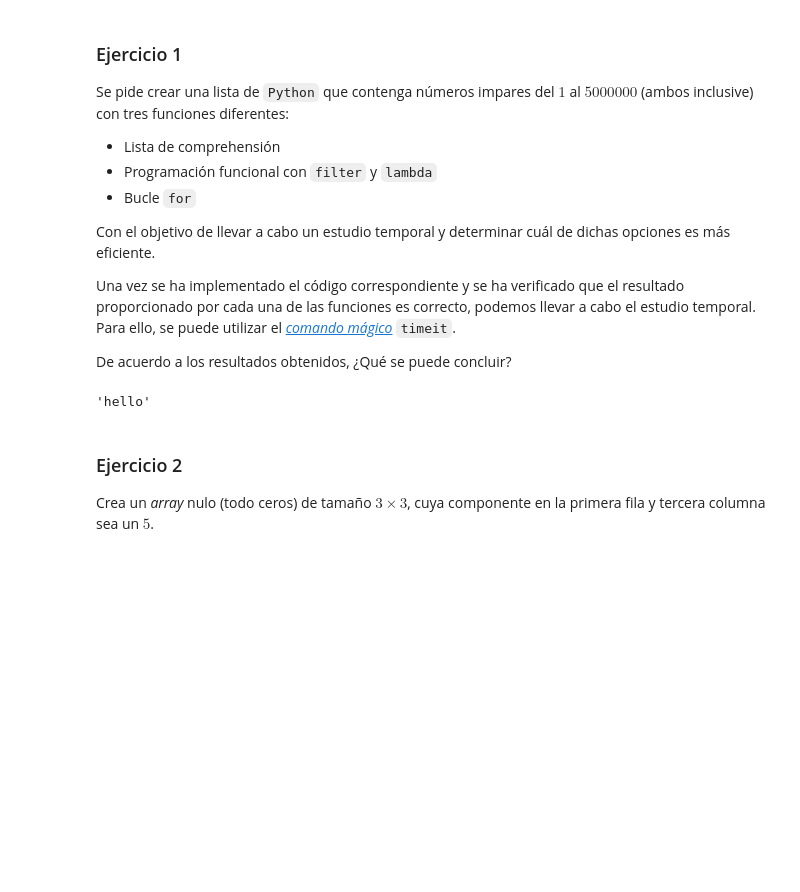
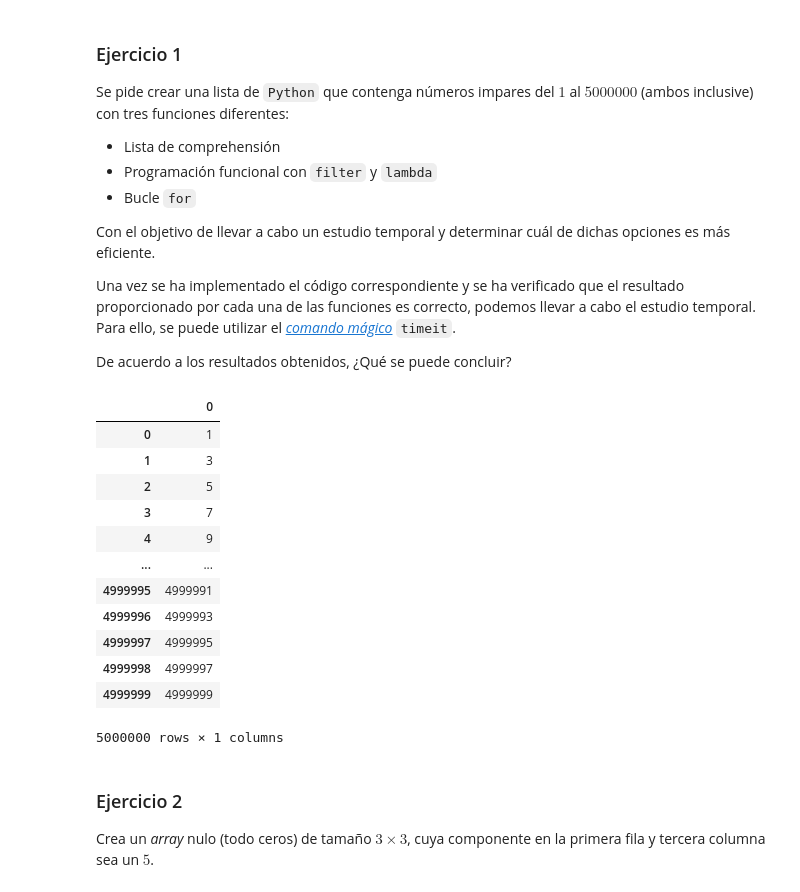
Before and after one commit to nicomont/data-mining-introduction-jupyter, a Jupyter notebook: working/notebook.ipynb, the cells around one changed output. Drawn from its saved outputs; the diff is of its cells as text; code cells hidden in the pictures; blank space fills up the shorter version.

```diff
--- a/working/notebook.ipynb
+++ b/working/notebook.ipynb
@@ -433,10 +433,28 @@ Con el objetivo de llevar a cabo un estudio temporal y determinar cuál de dicha
 Una vez se ha implementado el código correspondiente y se ha verificado que el resultado proporcionado por cada una de las funciones es correcto, podemos llevar a cabo el estudio temporal. Para ello, se puede utilizar el [*comando mágico*](https://ipython.readthedocs.io/en/stable/interactive/magics.html) `timeit`.
 
 De acuerdo a los resultados obtenidos, ¿Qué se puede concluir?
-# %%
-"hello"
-# %% [output]
-'hello'
+# %%
+df.arr = []
+for i in range(5000000):
+    if i % 2 == 1:
+        arr.append(i);
+
+df = pd.DataFrame(arr)
+df
+# %% [output]
+|  | 0 |
+| 0 | 1 |
+| 1 | 3 |
+| 2 | 5 |
+| 3 | 7 |
+| 4 | 9 |
+| ... | ... |
+| 4999995 | 4999991 |
+| 4999996 | 4999993 |
+| 4999997 | 4999995 |
+| 4999998 | 4999997 |
+| 4999999 | 4999999 |
+5000000 rows × 1 columns
 # %% [markdown]
 ### Ejercicio 2
 
```
Also changed, not shown: parts of 2 cells of this notebook.
